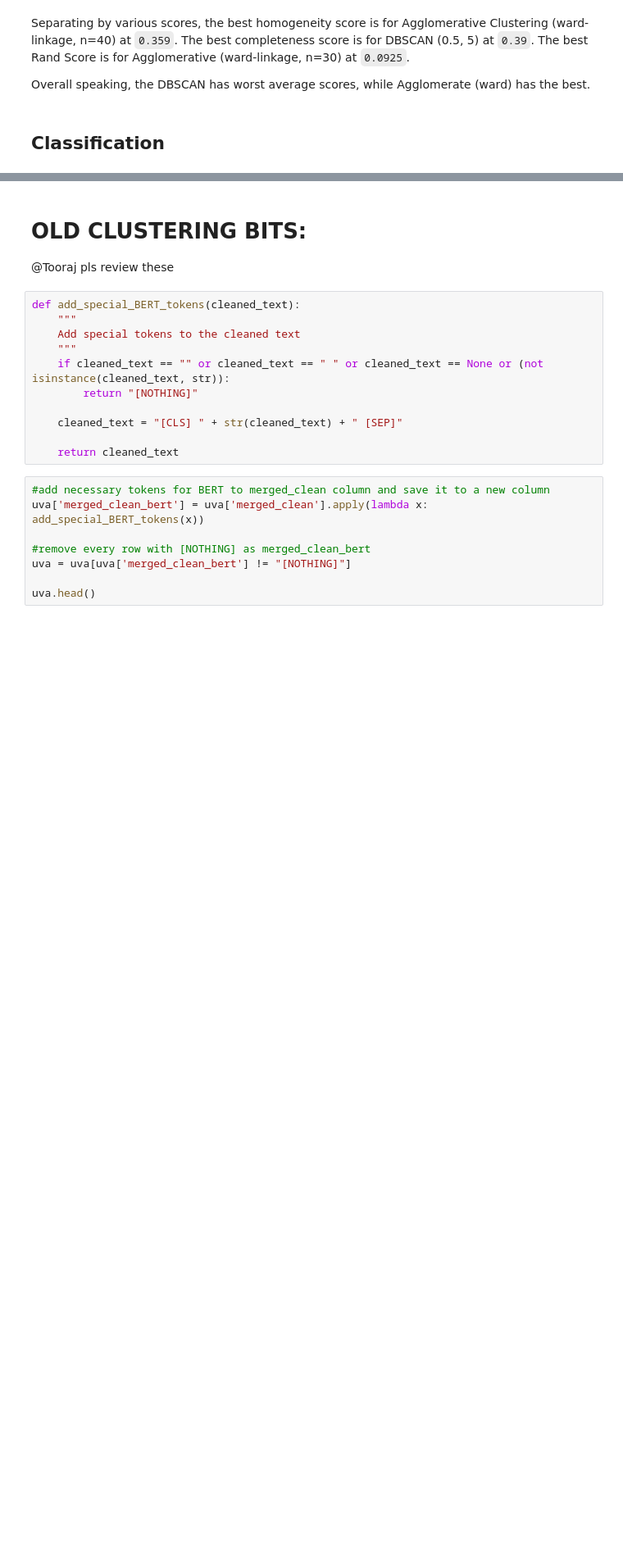
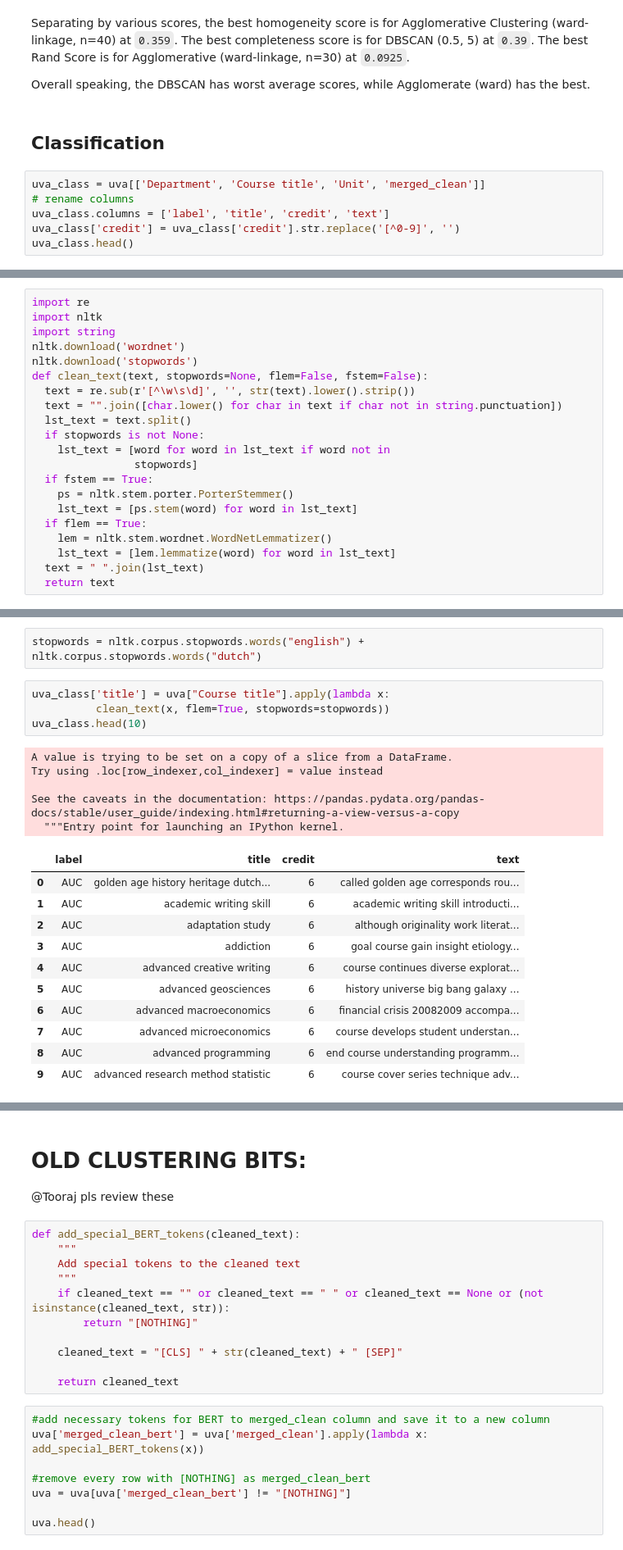
Before and after one commit to Af4rinz/dm-uva-courses, a Jupyter notebook: phase2.ipynb, the cells around one changed output, grey strips where cells are left out. Shown at 82% size. Saved outputs shown, nothing was run; the diff lists cells and outputs as text; blank space fills up the shorter version.

```diff
--- a/phase2.ipynb
+++ b/phase2.ipynb
@@ -516,3 +520,9 @@ Separating by various scores, the best homogeneity score is for Agglomerative Cl
 Overall speaking, the DBSCAN has worst average scores, while Agglomerate (ward) has the best.
 # %% [markdown]
 ## Classification
+# %%
+uva_class = uva[['Department', 'Course title', 'Unit', 'merged_clean']]
+# rename columns
+uva_class.columns = ['label', 'title', 'credit', 'text']
+uva_class['credit'] = uva_class['credit'].str.replace('[^0-9]', '')
+uva_class.head()
@@ -518,0 +541,21 @@ Overall speaking, the DBSCAN has worst average scores, while Agglomerate (ward)
+# %%
+import re
+import nltk
+import string
+nltk.download('wordnet')
+nltk.download('stopwords')
+def clean_text(text, stopwords=None, flem=False, fstem=False):
+  text = re.sub(r'[^\w\s\d]', '', str(text).lower().strip())
+  text = "".join([char.lower() for char in text if char not in string.punctuation])
+  lst_text = text.split()
+  if stopwords is not None:
+    lst_text = [word for word in lst_text if word not in
+                stopwords]
+  if fstem == True:
+    ps = nltk.stem.porter.PorterStemmer()
+    lst_text = [ps.stem(word) for word in lst_text]
+  if flem == True:
+    lem = nltk.stem.wordnet.WordNetLemmatizer()
+    lst_text = [lem.lemmatize(word) for word in lst_text]
+  text = " ".join(lst_text)
+  return text
@@ -518,0 +569,23 @@ Overall speaking, the DBSCAN has worst average scores, while Agglomerate (ward)
+# %%
+stopwords = nltk.corpus.stopwords.words("english") + nltk.corpus.stopwords.words("dutch")
+# %%
+uva_class['title'] = uva["Course title"].apply(lambda x:
+          clean_text(x, flem=True, stopwords=stopwords))
+uva_class.head(10)
+# %% [output]
+A value is trying to be set on a copy of a slice from a DataFrame.
+Try using .loc[row_indexer,col_indexer] = value instead
+
+See the caveats in the documentation: https://pandas.pydata.org/pandas-docs/stable/user_guide/indexing.html#returning-a-view-versus-a-copy
+  """Entry point for launching an IPython kernel.
+|  | label | title | credit | text |
+| 0 | AUC | golden age history heritage dutch... | 6 | called golden age corresponds rou... |
+| 1 | AUC | academic writing skill | 6 | academic writing skill introducti... |
+| 2 | AUC | adaptation study | 6 | although originality work literat... |
+| 3 | AUC | addiction | 6 | goal course gain insight etiology... |
+| 4 | AUC | advanced creative writing | 6 | course continues diverse explorat... |
+| 5 | AUC | advanced geosciences | 6 | history universe big bang galaxy ... |
+| 6 | AUC | advanced macroeconomics | 6 | financial crisis 20082009 accompa... |
+| 7 | AUC | advanced microeconomics | 6 | course develops student understan... |
+| 8 | AUC | advanced programming | 6 | end course understanding programm... |
+| 9 | AUC | advanced research method statistic | 6 | course cover series technique adv... |
```
Also changed, not shown: parts of 20 cells of this notebook.
